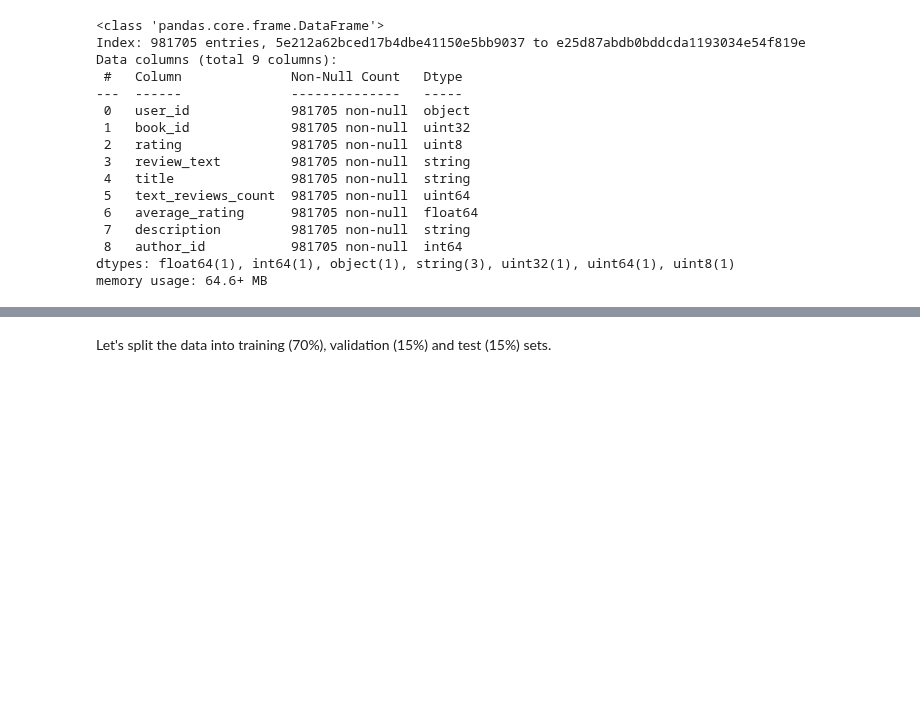
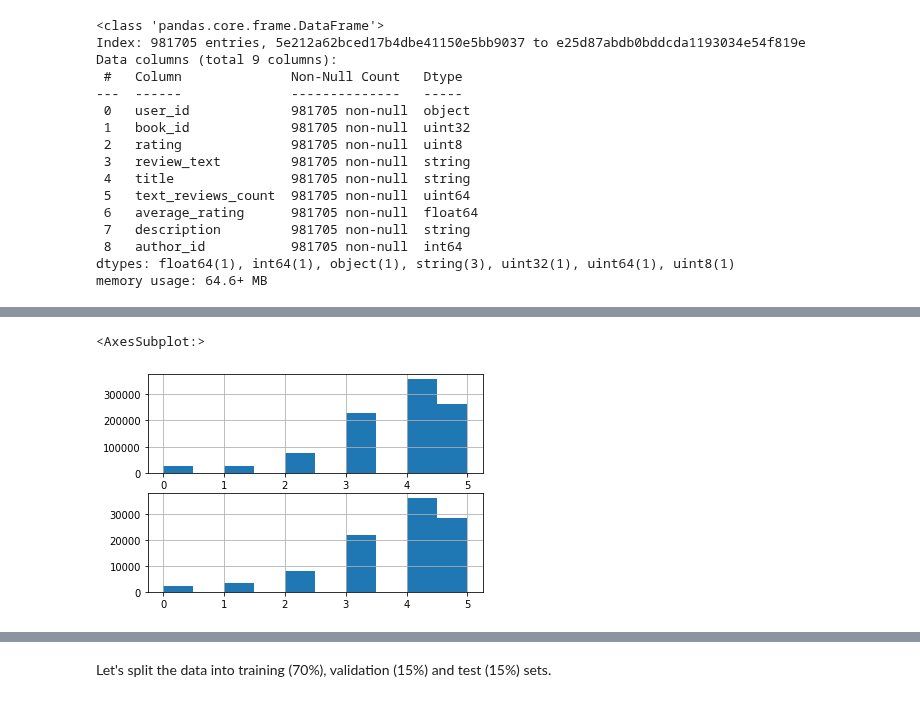
Before and after one commit to simon376/ds-recommender-project, a Jupyter notebook: keras_dcn.ipynb, the cells around one changed output, grey strips where cells are left out. Cells and saved outputs as stored; diff of their text form; code cells hidden in the pictures; blank space fills up the shorter version.

```diff
--- a/keras_dcn.ipynb
+++ b/keras_dcn.ipynb
@@ -93,0 +113,5 @@ data = data.iloc[:DATA_LIMIT, :]
+# %%
+seed = 42
+
+data_subset = data.iloc[:DATA_LIMIT, :]
+# data_subset = data.sample(frac=1, random_state=seed).iloc[:DATA_LIMIT, :]
@@ -94,3 +141,11 @@ data = data.iloc[:DATA_LIMIT, :]
+# %%
+from matplotlib import pyplot as plt
+fig, ax = plt.subplots(2)
+data['rating'].hist(ax=ax[0])
+data_subset['rating'].hist(ax=ax[1])
+# %% [output]
+<AxesSubplot:>
+[figure, added]
 # %%
 data.info()
 # %% [output]
```
Also changed, not shown: parts of 25 cells of this notebook, 1 other file.
